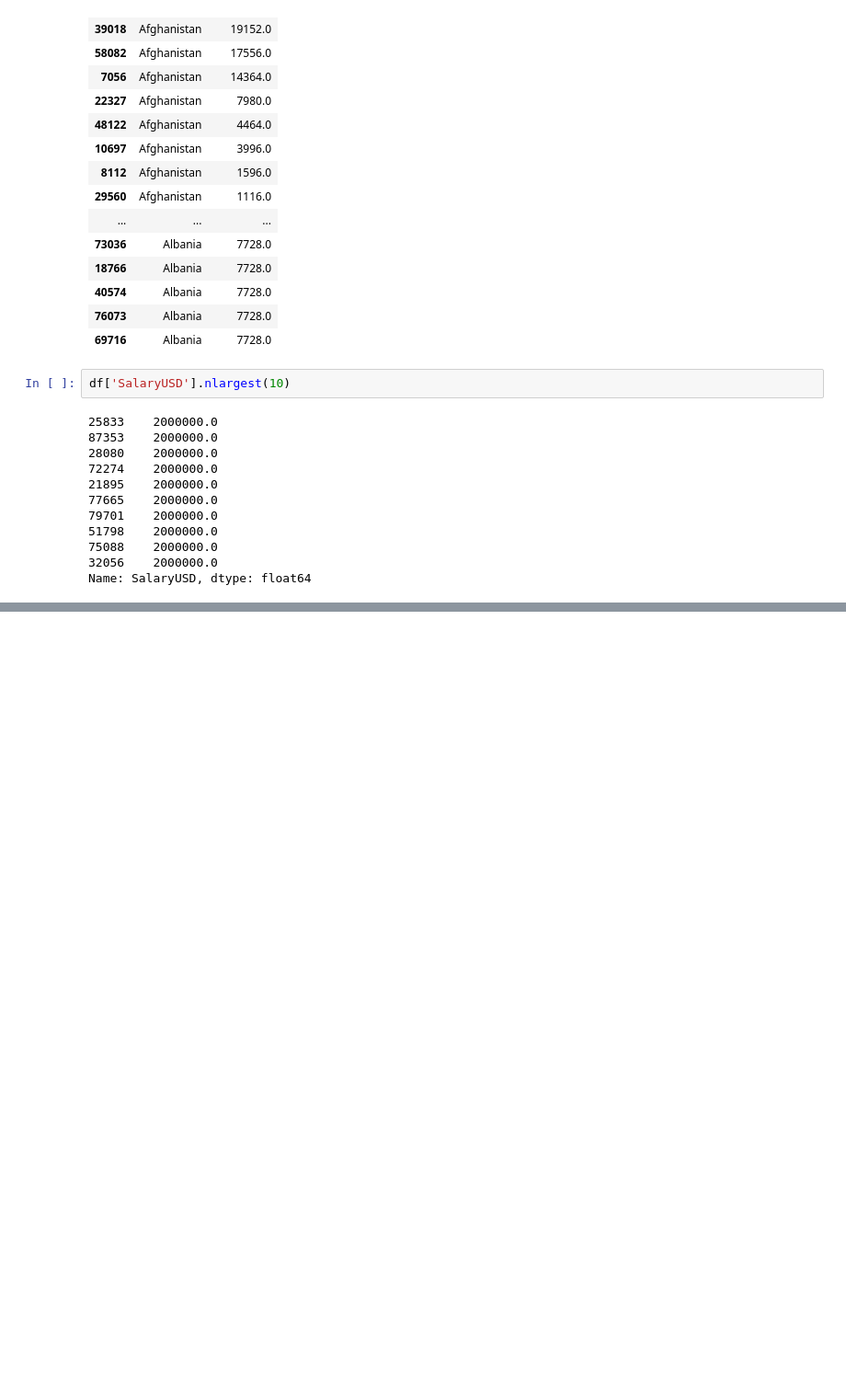
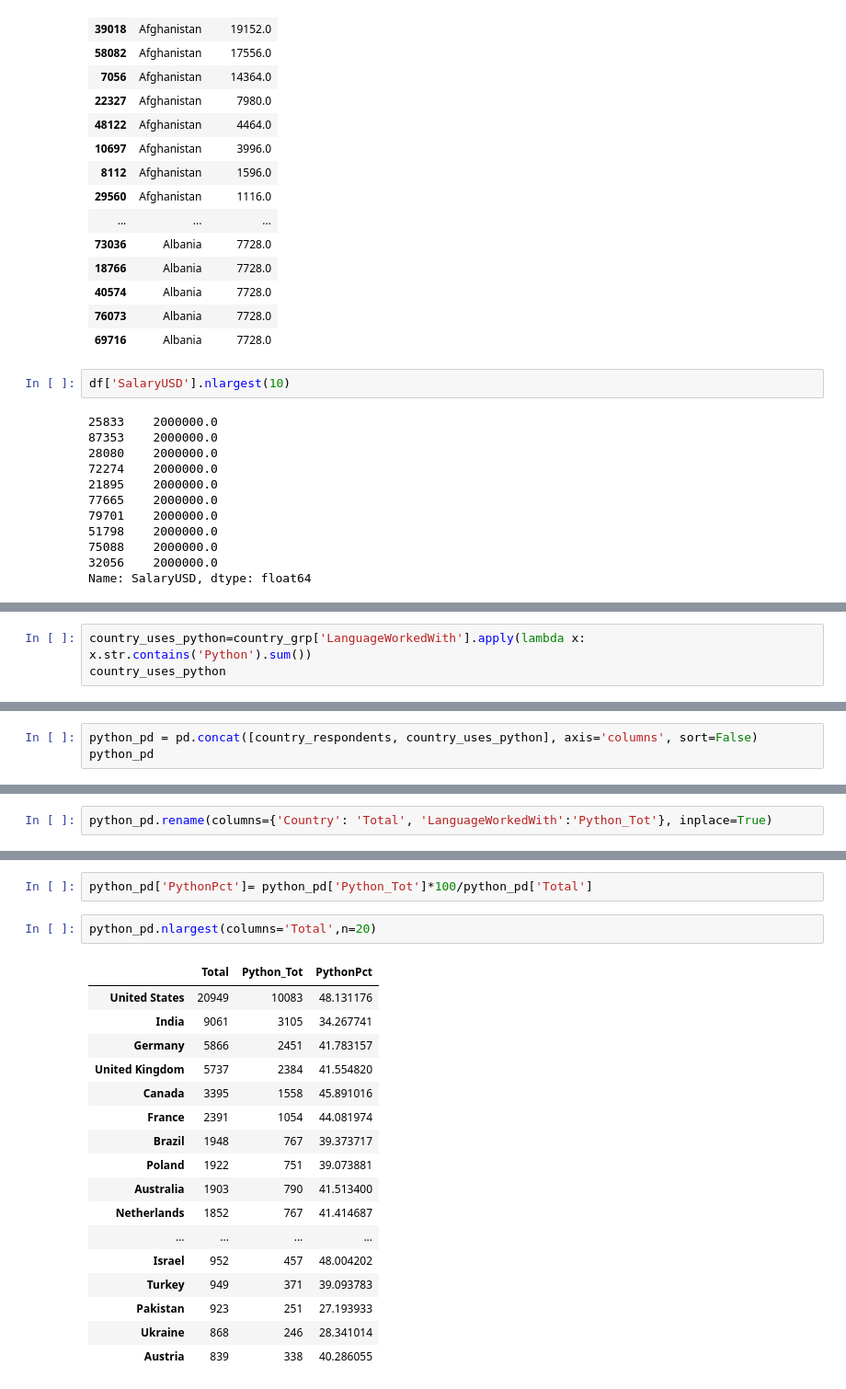
Before and after one commit to guamoshtli/Pandas, a Jupyter notebook: CoreySchafer.ipynb, the cells around one changed output, grey strips where cells are left out. Shown: that part at 92% size. Saved outputs shown, nothing was run; the diff lists cells and outputs as text; blank space fills up the shorter version.

```diff
--- a/CoreySchafer.ipynb
+++ b/CoreySchafer.ipynb
@@ -446,0 +787,3 @@ df.nlargest(10, 'SalaryUSD')
+# %%
+country_uses_python=country_grp['LanguageWorkedWith'].apply(lambda x: x.str.contains('Python').sum())
+country_uses_python
@@ -446,0 +804,3 @@ df.nlargest(10, 'SalaryUSD')
+# %%
+python_pd = pd.concat([country_respondents, country_uses_python], axis='columns', sort=False)
+python_pd
@@ -446,0 +821,2 @@ df.nlargest(10, 'SalaryUSD')
+# %%
+python_pd.rename(columns={'Country': 'Total', 'LanguageWorkedWith':'Python_Tot'}, inplace=True)
@@ -446,0 +839,22 @@ df.nlargest(10, 'SalaryUSD')
+# %%
+python_pd['PythonPct']= python_pd['Python_Tot']*100/python_pd['Total']
+# %%
+python_pd.nlargest(columns='Total',n=20)
+# %% [output]
+|  | Total | Python_Tot | PythonPct |
+| United States | 20949 | 10083 | 48.131176 |
+| India | 9061 | 3105 | 34.267741 |
+| Germany | 5866 | 2451 | 41.783157 |
+| United Kingdom | 5737 | 2384 | 41.554820 |
+| Canada | 3395 | 1558 | 45.891016 |
+| France | 2391 | 1054 | 44.081974 |
+| Brazil | 1948 | 767 | 39.373717 |
+| Poland | 1922 | 751 | 39.073881 |
+| Australia | 1903 | 790 | 41.513400 |
+| Netherlands | 1852 | 767 | 41.414687 |
+| ... | ... | ... | ... |
+| Israel | 952 | 457 | 48.004202 |
+| Turkey | 949 | 371 | 39.093783 |
+| Pakistan | 923 | 251 | 27.193933 |
+| Ukraine | 868 | 246 | 28.341014 |
+| Austria | 839 | 338 | 40.286055 |
```
Also changed, not shown: parts of 30 cells of this notebook.
